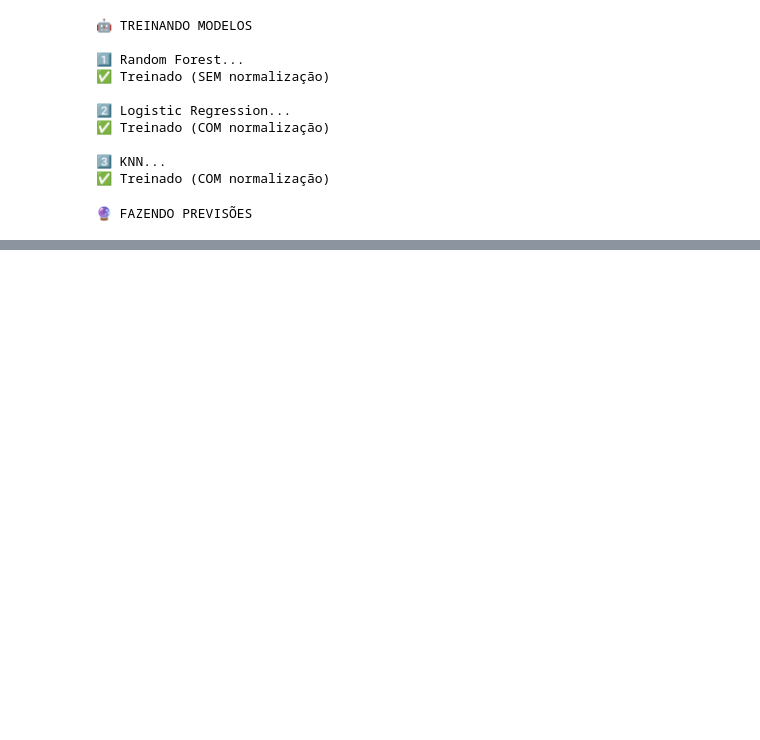
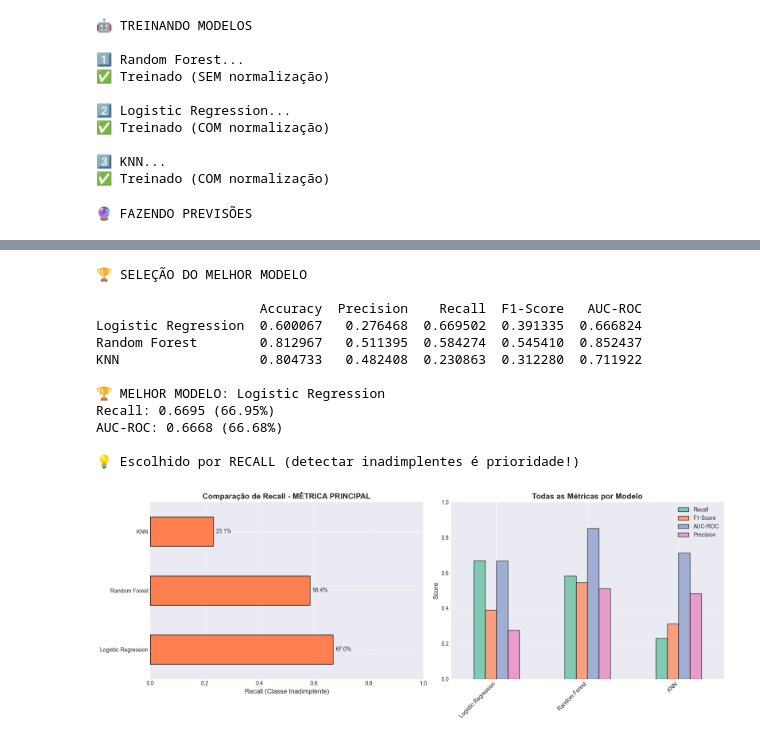
Before and after one commit to vininoronha21/score-credito-ia, a Jupyter notebook: notebooks/03_modelagem_ml.ipynb, the cells around one changed output, grey strips where cells are left out. Drawn from its saved outputs; the diff is of its cells as text; code cells hidden in the pictures; blank space fills up the shorter version.

Commit message:
feat: visualização comparativa do melhor modelo baseado em Recall

```diff
--- a/notebooks/03_modelagem_ml.ipynb
+++ b/notebooks/03_modelagem_ml.ipynb
@@ -317,0 +317,64 @@ KeyError: 'KNN'
+# %%
+# Melhor Modelo (POR RECALL)
+print("🏆 SELEÇÃO DO MELHOR MODELO")
+
+df_resultados = pd.DataFrame(resultados).T
+
+# ORDENA POR RECALL
+df_resultados = df_resultados.sort_values('Recall', ascending=False)
+
+print(f"\n{df_resultados.to_string()}")
+
+# Melhor modelo
+melhor_modelo = df_resultados.index[0]
+melhor_recall = df_resultados.iloc[0]['Recall']
+melhor_auc = df_resultados.iloc[0]['AUC-ROC']
+
+print(f"\n🏆 MELHOR MODELO: {melhor_modelo}")
+print(f"Recall: {melhor_recall:.4f} ({melhor_recall*100:.2f}%)")
+print(f"AUC-ROC: {melhor_auc:.4f} ({melhor_auc*100:.2f}%)")
+print(f"\n💡 Escolhido por RECALL (detectar inadimplentes é prioridade!)")
+
+# Visualização
+fig, axes = plt.subplots(1, 2, figsize=(16, 6))
+
+# Comparação de Recall
+df_resultados['Recall'].plot(
+    kind='barh', ax=axes[0], color='coral', edgecolor='black'
+)
+axes[0].set_xlabel('Recall (Classe Inadimplente)', fontsize=12)
+axes[0].set_title('Comparação de Recall - MÉTRICA PRINCIPAL', fontsize=14, fontweight='bold')
+axes[0].grid(axis='x', alpha=0.3)
+axes[0].set_xlim([0, 1])
+
+for i, v in enumerate(df_resultados['Recall']):
+    axes[0].text(v + 0.01, i, f'{v:.1%}', va='center')
+
+
+# Todas as métricas
+df_resultados[['Recall', 'F1-Score', 'AUC-ROC', 'Precision']].plot(
+    kind='bar', ax=axes[1], alpha=0.8, edgecolor='black'
+)
+axes[1].set_ylabel('Score', fontsize=12)
+axes[1].set_title('Todas as Métricas por Modelo', fontsize=14, fontweight='bold')
+axes[1].set_ylim([0, 1])
+axes[1].grid(axis='y', alpha=0.3)
+axes[1].legend(loc='upper right')
+axes[1].set_xticklabels(axes[1].get_xticklabels(), rotation=45, ha='right')
+
+plt.tight_layout()
+plt.show()
+# %% [output]
+🏆 SELEÇÃO DO MELHOR MODELO
+
+                     Accuracy  Precision    Recall  F1-Score   AUC-ROC
+Logistic Regression  0.600067   0.276468  0.669502  0.391335  0.666824
+Random Forest        0.812967   0.511395  0.584274  0.545410  0.852437
+KNN                  0.804733   0.482408  0.230863  0.312280  0.711922
+
+🏆 MELHOR MODELO: Logistic Regression
+Recall: 0.6695 (66.95%)
+AUC-ROC: 0.6668 (66.68%)
+
+💡 Escolhido por RECALL (detectar inadimplentes é prioridade!)
+[figure, added]
```
Also changed, not shown: parts of 1 cell of this notebook.
